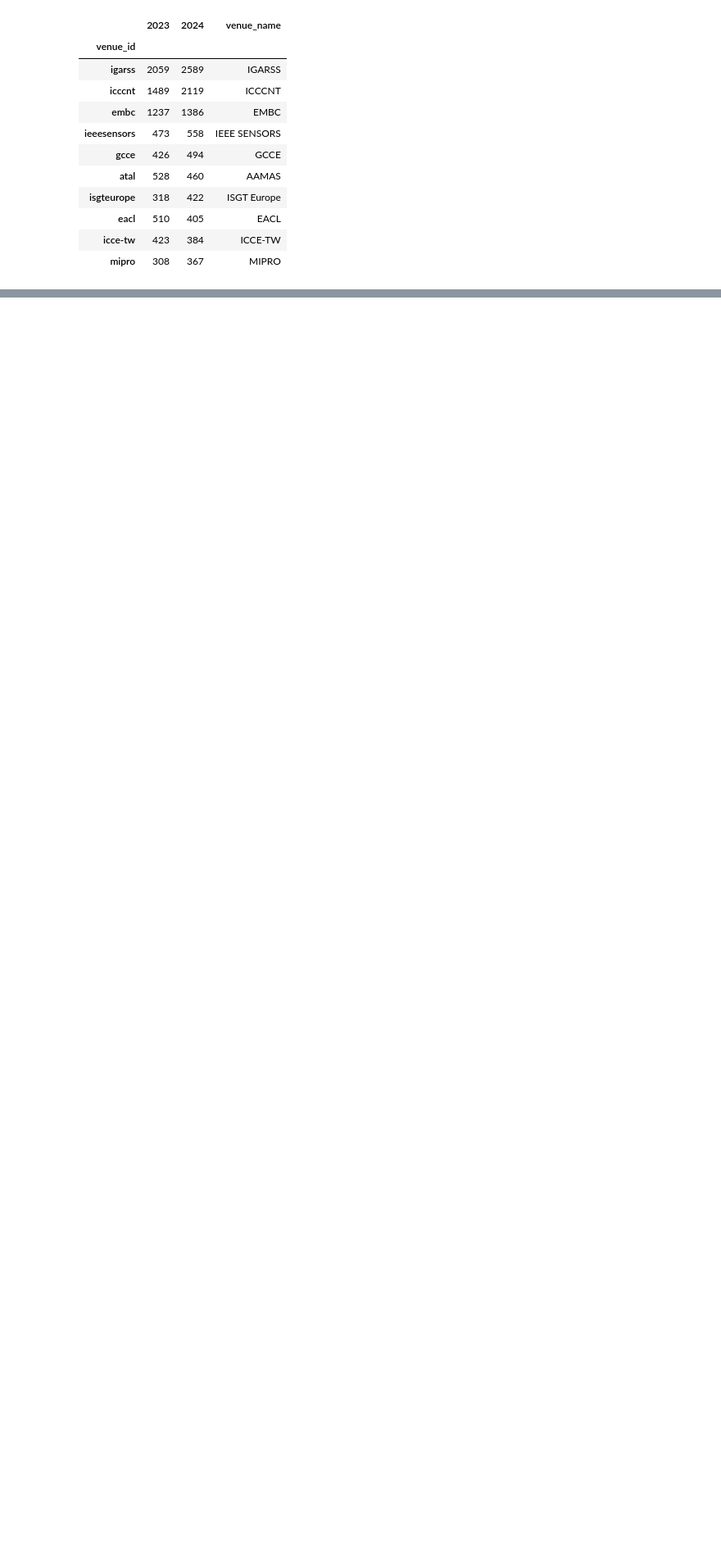
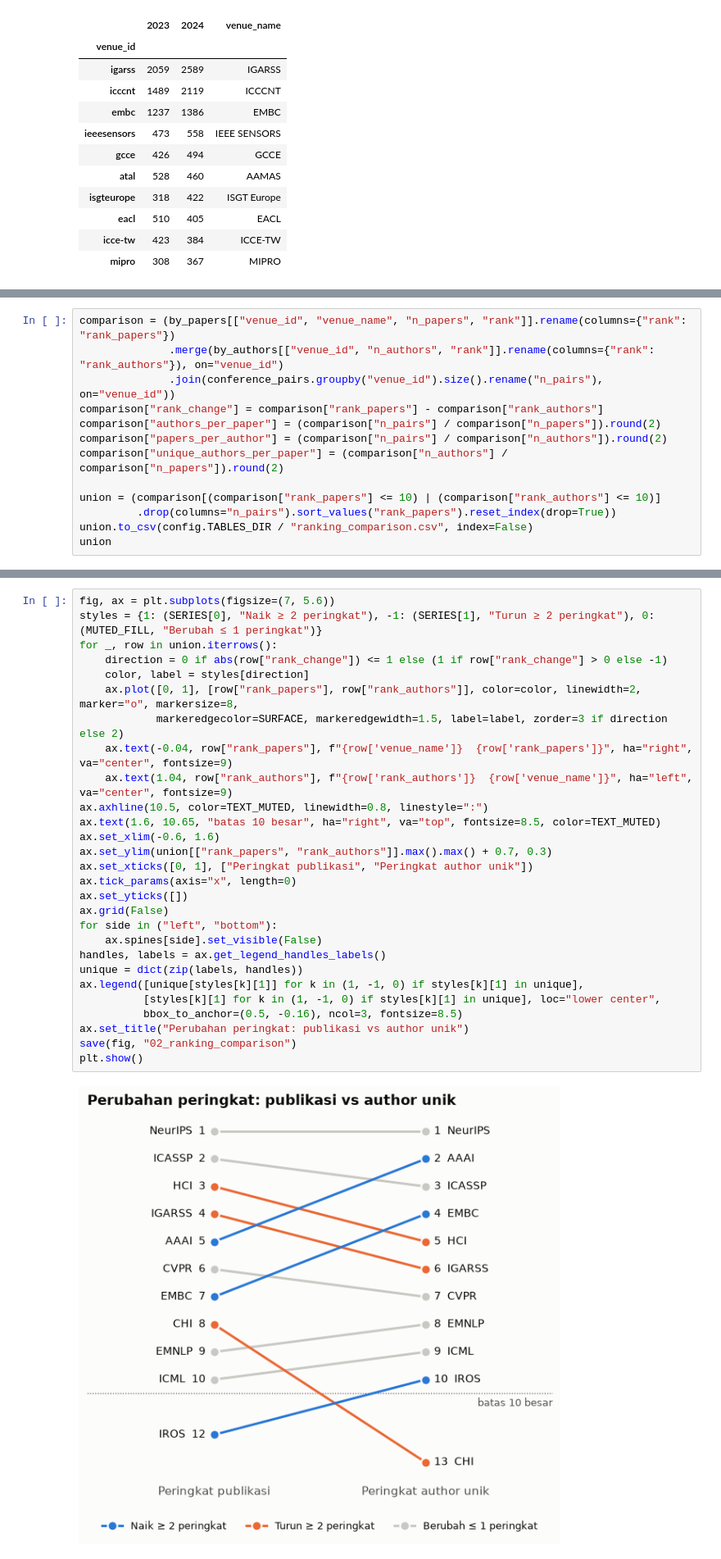
Before and after one commit to RNXFreeze/IF4041-Datmin-Tubes-Kel1, a Jupyter notebook: notebooks/02_conference_popularity.ipynb, the cells around one changed output, grey strips where cells are left out. Shown at 82% size. Cells and saved outputs as stored; diff of their text form; blank space fills up the shorter version.

Commit message:
feat: compare publication and unique author rankings

```diff
--- a/notebooks/02_conference_popularity.ipynb
+++ b/notebooks/02_conference_popularity.ipynb
@@ -332,0 +344,13 @@ pd.Series({
+# %%
+comparison = (by_papers[["venue_id", "venue_name", "n_papers", "rank"]].rename(columns={"rank": "rank_papers"})
+              .merge(by_authors[["venue_id", "n_authors", "rank"]].rename(columns={"rank": "rank_authors"}), on="venue_id")
+              .join(conference_pairs.groupby("venue_id").size().rename("n_pairs"), on="venue_id"))
+comparison["rank_change"] = comparison["rank_papers"] - comparison["rank_authors"]
+comparison["authors_per_paper"] = (comparison["n_pairs"] / comparison["n_papers"]).round(2)
+comparison["papers_per_author"] = (comparison["n_pairs"] / comparison["n_authors"]).round(2)
+comparison["unique_authors_per_paper"] = (comparison["n_authors"] / comparison["n_papers"]).round(2)
+
+union = (comparison[(comparison["rank_papers"] <= 10) | (comparison["rank_authors"] <= 10)]
+         .drop(columns="n_pairs").sort_values("rank_papers").reset_index(drop=True))
+union.to_csv(config.TABLES_DIR / "ranking_comparison.csv", index=False)
+union
@@ -332,0 +383,30 @@ pd.Series({
+# %%
+fig, ax = plt.subplots(figsize=(7, 5.6))
+styles = {1: (SERIES[0], "Naik ≥ 2 peringkat"), -1: (SERIES[1], "Turun ≥ 2 peringkat"), 0: (MUTED_FILL, "Berubah ≤ 1 peringkat")}
+for _, row in union.iterrows():
+    direction = 0 if abs(row["rank_change"]) <= 1 else (1 if row["rank_change"] > 0 else -1)
+    color, label = styles[direction]
+    ax.plot([0, 1], [row["rank_papers"], row["rank_authors"]], color=color, linewidth=2, marker="o", markersize=8,
+            markeredgecolor=SURFACE, markeredgewidth=1.5, label=label, zorder=3 if direction else 2)
+    ax.text(-0.04, row["rank_papers"], f"{row['venue_name']}  {row['rank_papers']}", ha="right", va="center", fontsize=9)
+    ax.text(1.04, row["rank_authors"], f"{row['rank_authors']}  {row['venue_name']}", ha="left", va="center", fontsize=9)
+ax.axhline(10.5, color=TEXT_MUTED, linewidth=0.8, linestyle=":")
+ax.text(1.6, 10.65, "batas 10 besar", ha="right", va="top", fontsize=8.5, color=TEXT_MUTED)
+ax.set_xlim(-0.6, 1.6)
+ax.set_ylim(union[["rank_papers", "rank_authors"]].max().max() + 0.7, 0.3)
+ax.set_xticks([0, 1], ["Peringkat publikasi", "Peringkat author unik"])
+ax.tick_params(axis="x", length=0)
+ax.set_yticks([])
+ax.grid(False)
+for side in ("left", "bottom"):
+    ax.spines[side].set_visible(False)
+handles, labels = ax.get_legend_handles_labels()
+unique = dict(zip(labels, handles))
+ax.legend([unique[styles[k][1]] for k in (1, -1, 0) if styles[k][1] in unique],
+          [styles[k][1] for k in (1, -1, 0) if styles[k][1] in unique], loc="lower center",
+          bbox_to_anchor=(0.5, -0.16), ncol=3, fontsize=8.5)
+ax.set_title("Perubahan peringkat: publikasi vs author unik")
+save(fig, "02_ranking_comparison")
+plt.show()
+# %% [output]
+[figure, added]
```
Also changed, not shown: parts of 3 cells of this notebook, 3 other files.
